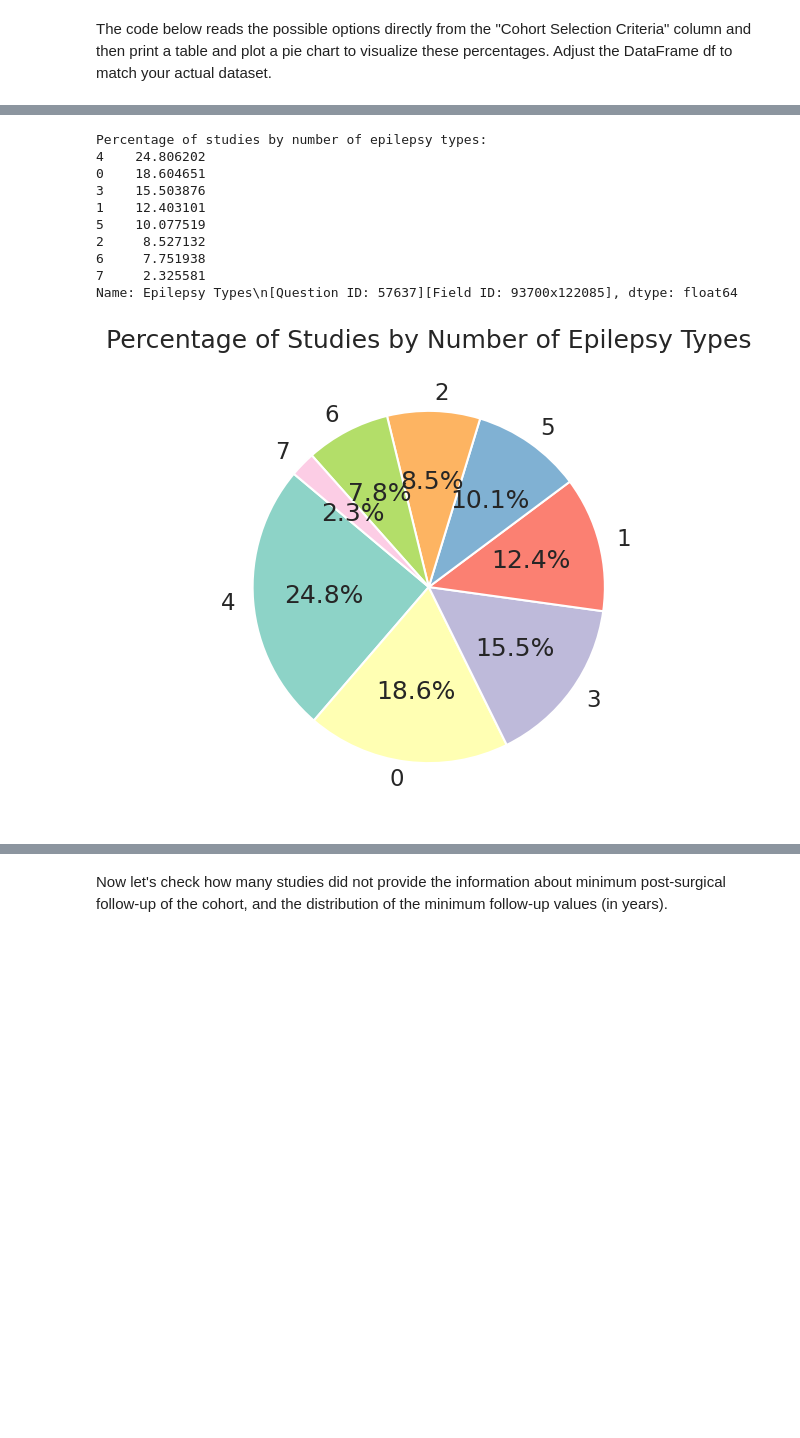
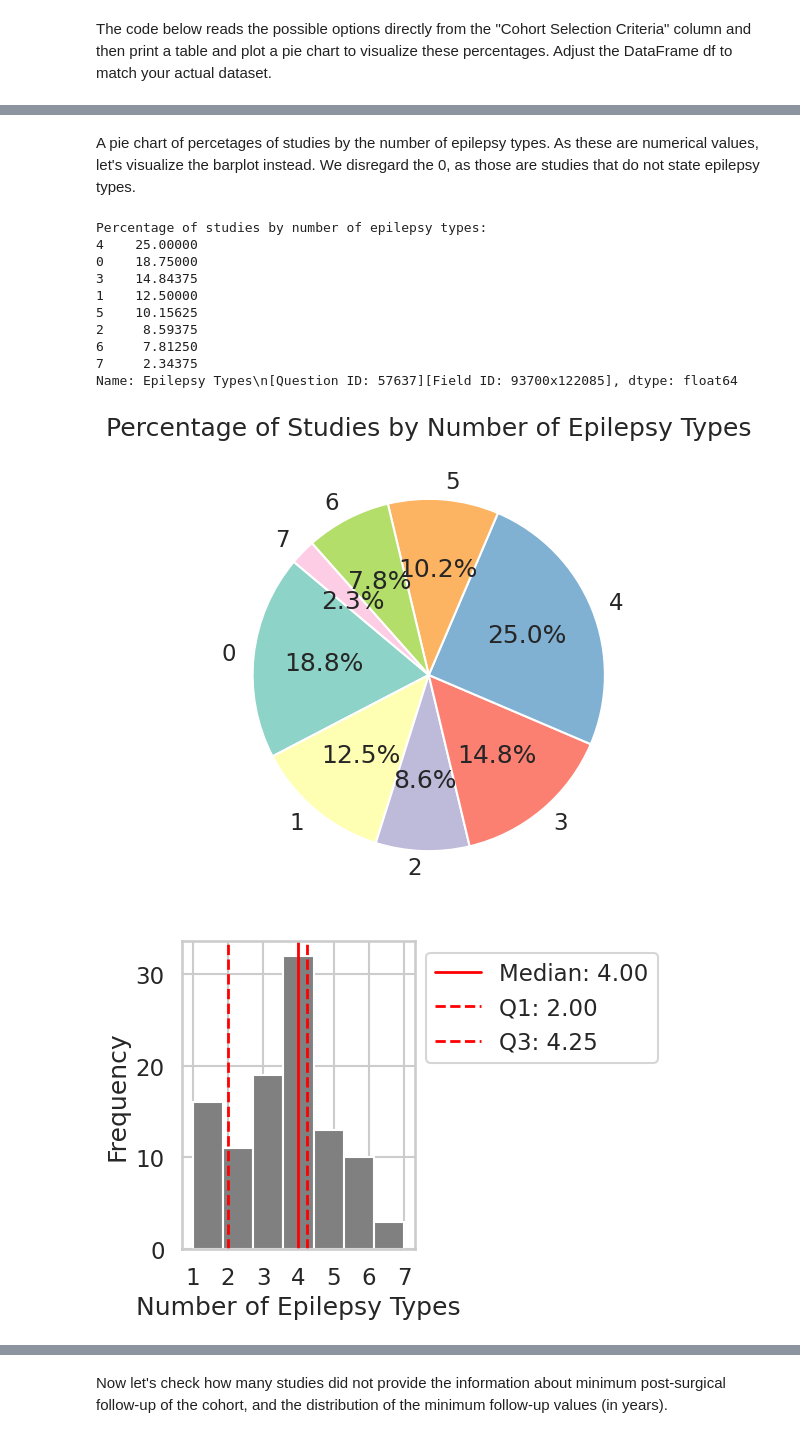
Before and after one commit to ivkarla/epigame, a Jupyter notebook: epirev/epirev_results_prelim.ipynb, the cells around one changed output, grey strips where cells are left out. Cells and saved outputs as stored; diff of their text form; code cells hidden in the pictures; blank space fills up the shorter version.

```diff
--- a/epirev/epirev_results_prelim.ipynb
+++ b/epirev/epirev_results_prelim.ipynb
@@ -183,6 +180,8 @@ for row in design_details_df["Cohort Selection Criteria\n[Question ID: 57635][Fi
         # Handle cases where "Non-consecutive" and "Non-operated" are present together
         elif all(option in row_options for option in ["Non-consecutive", "Non-operated"]):
             option_counts["Non-consecutive"] = option_counts.get("Non-consecutive", 0) + 1
+        elif len(row_options)==1 and row_options[0]=="Non-operated":
+            option_counts["Unclear"] = option_counts.get("Unclear", 0) + 1 # one study was found to have "Non-operated" without saying if it's consecutive or not; this was checked afterwards and the selection criteria were unclear so we manually define this
         else:
             # Handle all other cases
             for option in row_options:
@@ -218,42 +216,71 @@ Percentage of each option in Cohort Selection Criteria:
+# %% [markdown]
+A pie chart of percetages of studies by the number of epilepsy types. As these are numerical values, let's visualize the barplot instead. We disregard the 0, as those are studies that do not state epilepsy types.
 # %%
 # Function to count the number of epilepsy types in a study
 def count_epilepsy_types(row):
     if isinstance(row, str):
         return len(row.split("\n"))
     else:
         return 0
 
 # Apply the function to each row to get the number of epilepsy types considered
 epi_types_cnt = design_details_df["Epilepsy Types\n[Question ID: 57637][Field ID: 93700x122085]"].apply(count_epilepsy_types)
 
 # Calculate the percentage of studies for each number of epilepsy types
 percentage_by_num_types = epi_types_cnt.value_counts(normalize=True) * 100
 
 print("Percentage of studies by number of epilepsy types:")
 print(percentage_by_num_types)
 
 # Create a DataFrame
-df = pd.DataFrame({"Num_Epilepsy_Types": list(percentage_by_num_types.keys()),
+df_epi_types_count = pd.DataFrame({"Num_Epilepsy_Types": list(percentage_by_num_types.keys()),
                    "Percentage": list(percentage_by_num_types)})
-
+# Sort the DataFrame by the 'Number of Epilepsy Types' column
+sorted_df_epi_types_count = df_epi_types_count.sort_values(by='Num_Epilepsy_Types')
 # Plot pie chart
 plt.figure(figsize=(5, 6))
-plt.pie(df["Percentage"], labels=df["Num_Epilepsy_Types"].astype(str), colors=colors, autopct='%1.1f%%', startangle=140)
+plt.pie(sorted_df_epi_types_count["Percentage"], labels=sorted_df_epi_types_count["Num_Epilepsy_Types"].astype(str), colors=colors, autopct='%1.1f%%', startangle=140)
 plt.title("Percentage of Studies by Number of Epilepsy Types")
 plt.axis('equal')
 plt.show()
+
+# Filter out the row with a value of 0 in the "Number of Epilepsy Types" column
+filtered_df = epi_types_cnt[epi_types_cnt != 0]
+
+# Histogram
+plt.figure(figsize=(3, 4))
+filtered_df.hist(bins=7, color='grey', edgecolor='white')
+plt.xlabel("Number of Epilepsy Types")
+plt.ylabel("Frequency")
+# Set xticks
+plt.xticks(range(1, 8))
+plt.grid(True)
+
+# Calculate the median, Q1, and Q3
+median_value = filtered_df.median()
+Q1 = filtered_df.quantile(0.25)
+Q3 = filtered_df.quantile(0.75)
+
+# Plot the vertical lines for median, Q1, and Q3
+plt.axvline(median_value, color='red', linestyle='-', linewidth=2, label=f'Median: {median_value:.2f}')
+plt.axvline(Q1, color='red', linestyle='--', linewidth=2, label=f'Q1: {Q1:.2f}')
+plt.axvline(Q3, color='red', linestyle='--', linewidth=2, label=f'Q3: {Q3:.2f}')
+
+plt.legend(loc='upper left', bbox_to_anchor=(1, 1))
+plt.show()
 # %% [output]
 Percentage of studies by number of epilepsy types:
-4    24.806202
-0    18.604651
-3    15.503876
-1    12.403101
-5    10.077519
-2     8.527132
-6     7.751938
-7     2.325581
+4    25.00000
+0    18.75000
+3    14.84375
+1    12.50000
+5    10.15625
+2     8.59375
+6     7.81250
+7     2.34375
 Name: Epilepsy Types\n[Question ID: 57637][Field ID: 93700x122085], dtype: float64
-[figure, old version]
+[figure, new version]
+[figure, added]
 # %%
 # Count occurrences where the column "Epilepsy Types" contains only "Temporal"
 temporal_only_count = sum(design_details_df["Epilepsy Types\n[Question ID: 57637][Field ID: 93700x122085]"].eq("Temporal"))
```
Also changed, not shown: parts of 23 cells of this notebook.
